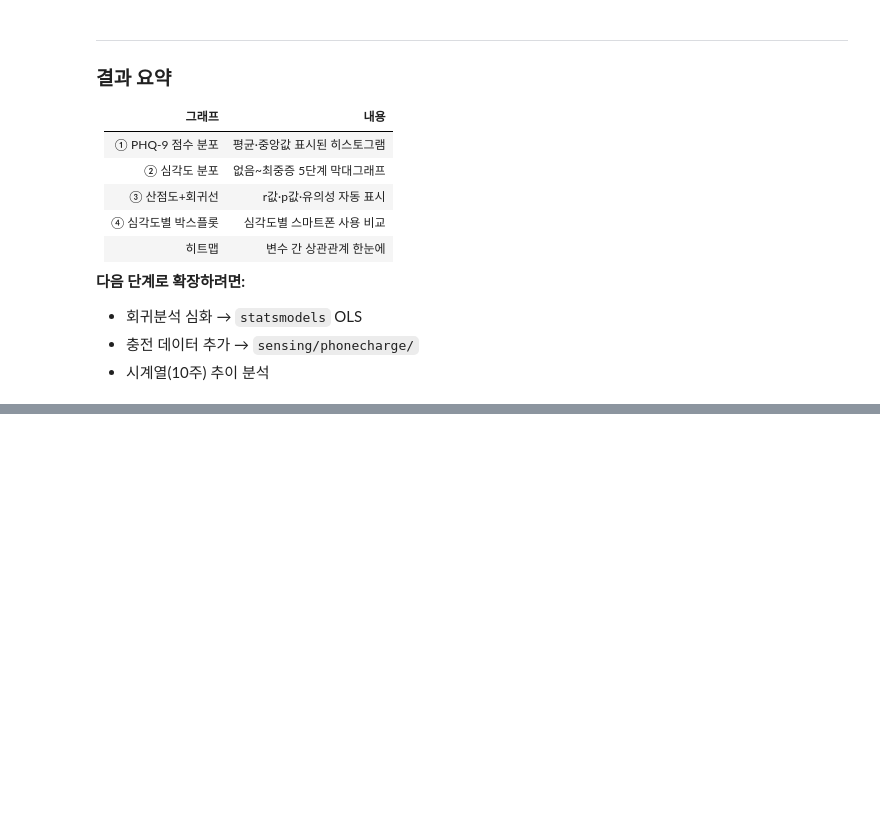
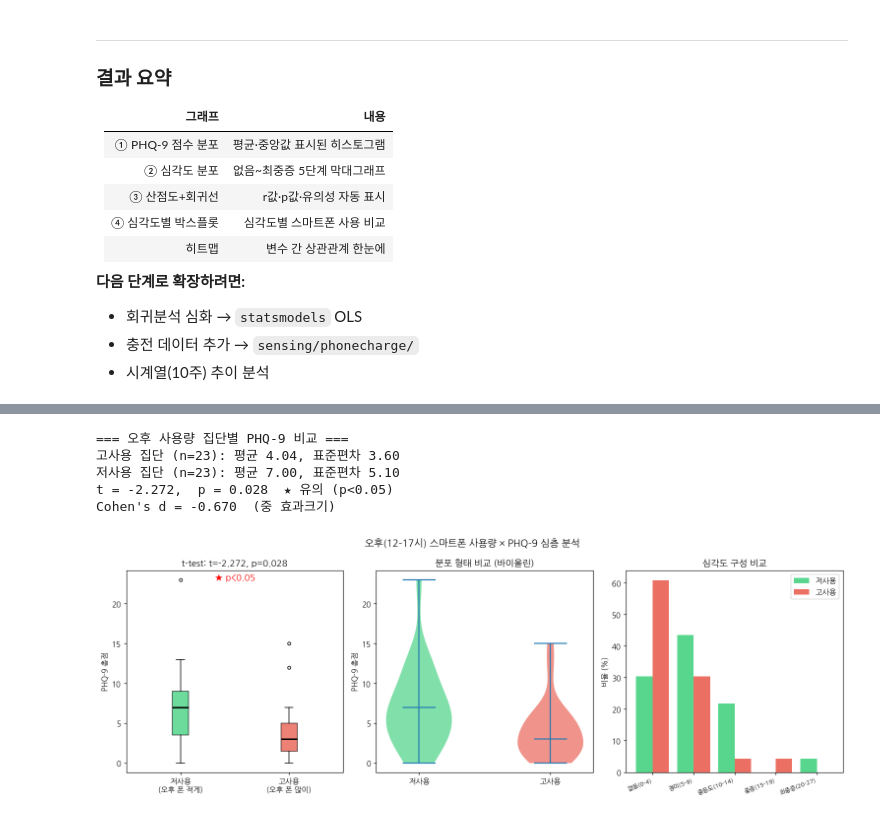
Before and after one commit to runmc3812/Healthcare_Informatics_Integration-2026-, a Jupyter notebook: 2조/StudentLife_분석_코랩.ipynb, the cells around one changed output, grey strips where cells are left out. Drawn from its saved outputs; the diff is of its cells as text; code cells hidden in the pictures; blank space fills up the shorter version.

```diff
--- a/2조/StudentLife_분석_코랩.ipynb
+++ b/2조/StudentLife_분석_코랩.ipynb
@@ -287,0 +541,79 @@ print('\n✅ 모든 분석 완료!')
+# %%
+# 확장 분석 1. 오후 시간대 심층 분석 — 상위/하위 집단 t-test
+
+from scipy import stats as sp_stats
+
+# 오후 사용량 기준 중앙값으로 두 집단 분리
+median_afternoon = ext['오후(12-17)'].median()
+ext['afternoon_group'] = np.where(ext['오후(12-17)'] > median_afternoon, '고사용', '저사용')
+
+high = ext[ext['afternoon_group'] == '고사용']['phq9_total']
+low  = ext[ext['afternoon_group'] == '저사용']['phq9_total']
+
+t_stat, p_val = sp_stats.ttest_ind(high, low)
+
+print('=== 오후 사용량 집단별 PHQ-9 비교 ===')
+print(f'고사용 집단 (n={len(high)}): 평균 {high.mean():.2f}, 표준편차 {high.std():.2f}')
+print(f'저사용 집단 (n={low.__len__()}): 평균 {low.mean():.2f}, 표준편차 {low.std():.2f}')
+print(f't = {t_stat:.3f},  p = {p_val:.3f}  {"★ 유의 (p<0.05)" if p_val < 0.05 else "비유의"}')
+
+# Cohen's d (효과 크기)
+pooled_std = np.sqrt((high.std()**2 + low.std()**2) / 2)
+cohens_d = (high.mean() - low.mean()) / pooled_std
+print(f"Cohen's d = {cohens_d:.3f}  ({'대' if abs(cohens_d)>0.8 else '중' if abs(cohens_d)>0.5 else '소'} 효과크기)")
+
+# 시각화
+fig, axes = plt.subplots(1, 3, figsize=(14, 5))
+fig.suptitle('오후(12-17시) 스마트폰 사용량 × PHQ-9 심층 분석', fontsize=13, fontweight='bold')
+
+# 박스플롯
+ax = axes[0]
+data_t = [low.values, high.values]
+bp = ax.boxplot(data_t, patch_artist=True, medianprops=dict(color='black', lw=2),
+                flierprops=dict(marker='o', markersize=4))
+bp['boxes'][0].set_facecolor('#2ECC71'); bp['boxes'][0].set_alpha(0.7)
+bp['boxes'][1].set_facecolor('#E74C3C'); bp['boxes'][1].set_alpha(0.7)
+ax.set_xticks([1, 2])
+ax.set_xticklabels(['저사용\n(오후 폰 적게)', '고사용\n(오후 폰 많이)'])
+ax.set_ylabel('PHQ-9 총점')
+ax.set_title(f't-test: t={t_stat:.3f}, p={p_val:.3f}')
+sig_txt = '★ p<0.05' if p_val < 0.05 else 'n.s.'
+ax.text(1.5, ax.get_ylim()[1]*0.95, sig_txt, ha='center', fontsize=12,
+        color='red' if p_val < 0.05 else 'gray')
+
+# 바이올린 플롯
+ax = axes[1]
+parts = ax.violinplot([low.values, high.values], positions=[1, 2], showmedians=True)
+for i, pc in enumerate(parts['bodies']):
+    pc.set_facecolor(['#2ECC71', '#E74C3C'][i])
+    pc.set_alpha(0.6)
+ax.set_xticks([1, 2])
+ax.set_xticklabels(['저사용', '고사용'])
+ax.set_ylabel('PHQ-9 총점')
+ax.set_title('분포 형태 비교 (바이올린)')
+
+# 심각도 구성 비교
+ax = axes[2]
+SEV_ORDER  = ['없음(0-4)', '경미(5-9)', '중등도(10-14)', '중증(15-19)', '최중증(20-27)']
+SEV_COLORS_LIST = ['#2ECC71','#F1C40F','#E67E22','#E74C3C','#8E44AD']
+low_pct  = ext[ext['afternoon_group']=='저사용']['severity'].value_counts(normalize=True).reindex(SEV_ORDER, fill_value=0) * 100
+high_pct = ext[ext['afternoon_group']=='고사용']['severity'].value_counts(normalize=True).reindex(SEV_ORDER, fill_value=0) * 100
+x = np.arange(len(SEV_ORDER))
+ax.bar(x - 0.2, low_pct,  width=0.4, label='저사용', color='#2ECC71', alpha=0.8)
+ax.bar(x + 0.2, high_pct, width=0.4, label='고사용', color='#E74C3C', alpha=0.8)
+ax.set_xticks(x)
+ax.set_xticklabels(SEV_ORDER, rotation=20, ha='right', fontsize=8)
+ax.set_ylabel('비율 (%)')
+ax.set_title('심각도 구성 비교')
+ax.legend()
+
+plt.tight_layout()
+plt.savefig('오후사용_심층분석.png', bbox_inches='tight')
+plt.show()
+# %% [output]
+=== 오후 사용량 집단별 PHQ-9 비교 ===
+고사용 집단 (n=23): 평균 4.04, 표준편차 3.60
+저사용 집단 (n=23): 평균 7.00, 표준편차 5.10
+t = -2.272,  p = 0.028  ★ 유의 (p<0.05)
+Cohen's d = -0.670  (중 효과크기)
+[figure, added]
```
Also changed, not shown: parts of 17 cells of this notebook.
